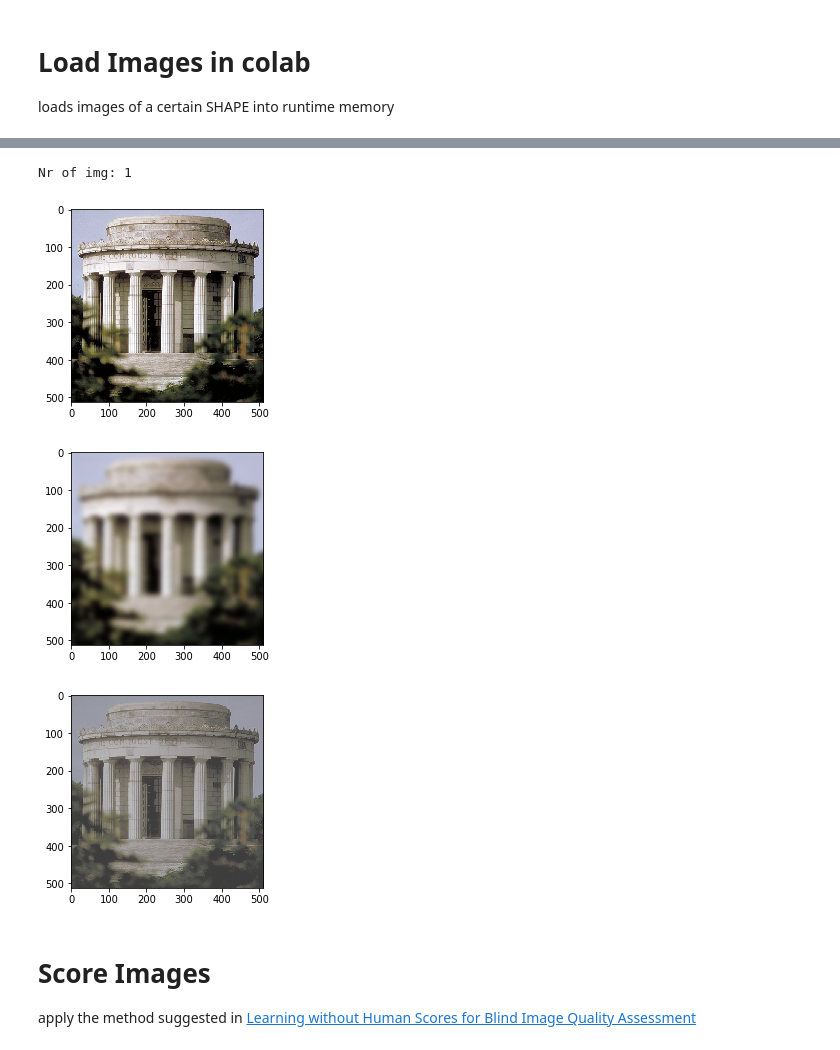
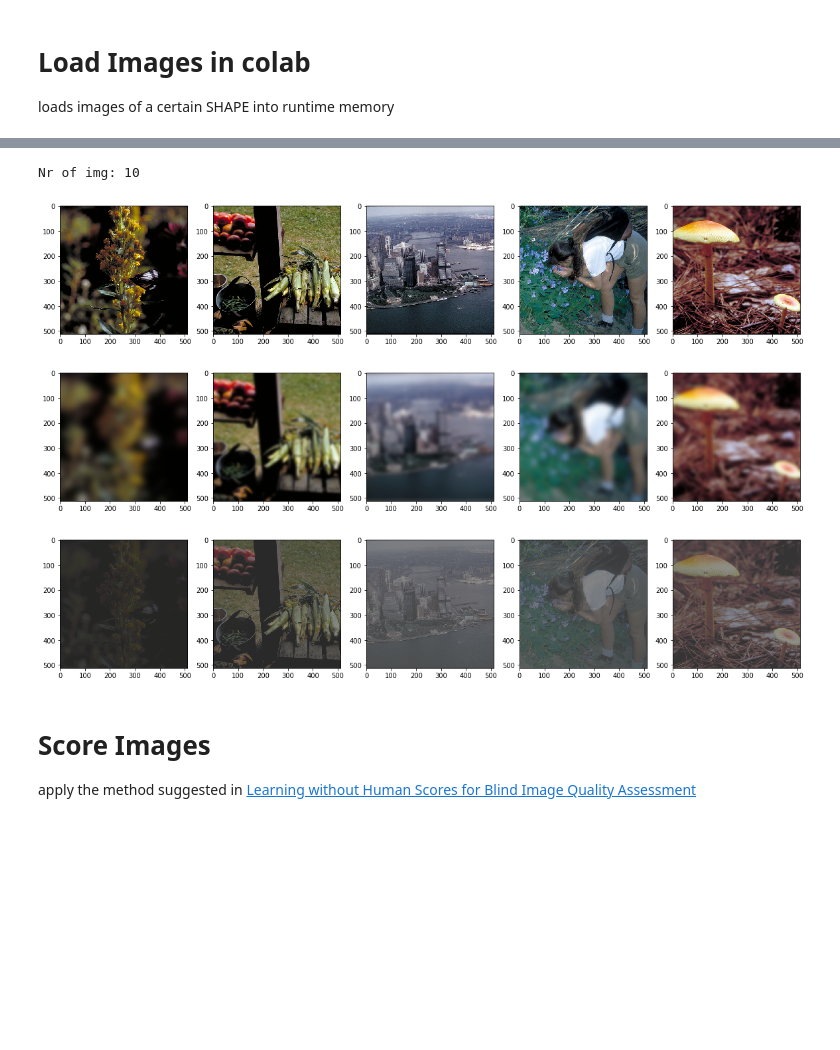
Before and after one commit to adifatol/BIQA, a Jupyter notebook: convNetwork.ipynb, the cells around one changed output, grey strips where cells are left out. Drawn from its saved outputs; the diff is of its cells as text; code cells hidden in the pictures; blank space fills up the shorter version.

```diff
--- a/convNetwork.ipynb
+++ b/convNetwork.ipynb
@@ -90,7 +85,7 @@ Images found:  ['monument', 'veggies', 'trolley', 'butter_flower', 'woman', 'fam
 DISTORT = ['blur','contrast','fnoise', 'jpeg', 'jpeg2000']
 DISTORT_EXT = ['BLUR','contrast','fnoise', 'JPEG', 'jpeg2000']
 Q_LEVELS = ['1','2','3','4','5']
-NR_IMG = 1
+NR_IMG = 10
 
 from random import randint
 import numpy as np
@@ -124,7 +119,7 @@ images = load_imgs(img_list, NR_IMG)
 
 print("Nr of img:",len(images['orig']))
 # %% [output]
-Nr of img: 1
+Nr of img: 10
 # %%
 from matplotlib import pyplot as plt
 from matplotlib.ticker import MultipleLocator
@@ -144,15 +139,15 @@ def plot_all(arr_of_images, patch_estimator=False):
   plt.show()
 # %%
 #Print some stats
-
-rand_idx = randint(0, len(images['orig'])-NR_IMG)
-plot_all(images['orig'][rand_idx:rand_idx+NR_IMG])
-plot_all(images['blur']['5'][rand_idx:rand_idx+NR_IMG])
-plot_all(images['contrast']['5'][rand_idx:rand_idx+NR_IMG])
+max_to_show = min(NR_IMG,5)
+rand_idx = randint(0, len(images['orig'])-max_to_show)
+plot_all(images['orig'][rand_idx:rand_idx+max_to_show])
+plot_all(images['blur']['5'][rand_idx:rand_idx+max_to_show])
+plot_all(images['contrast']['5'][rand_idx:rand_idx+max_to_show])
 # %% [output]
-[figure, old version]
+[figure, new version]
-[figure, old version]
+[figure, new version]
-[figure, old version]
+[figure, new version]
 # %% [markdown]
 # Score Images
 
```
Also changed, not shown: parts of 16 cells of this notebook.
